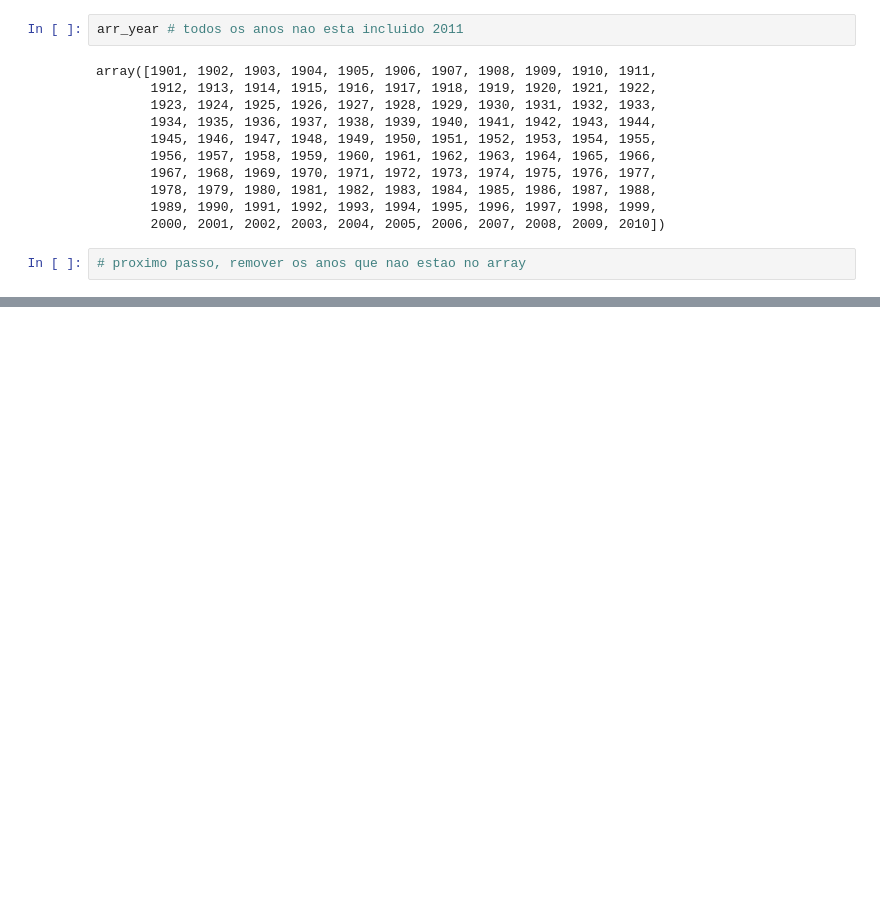
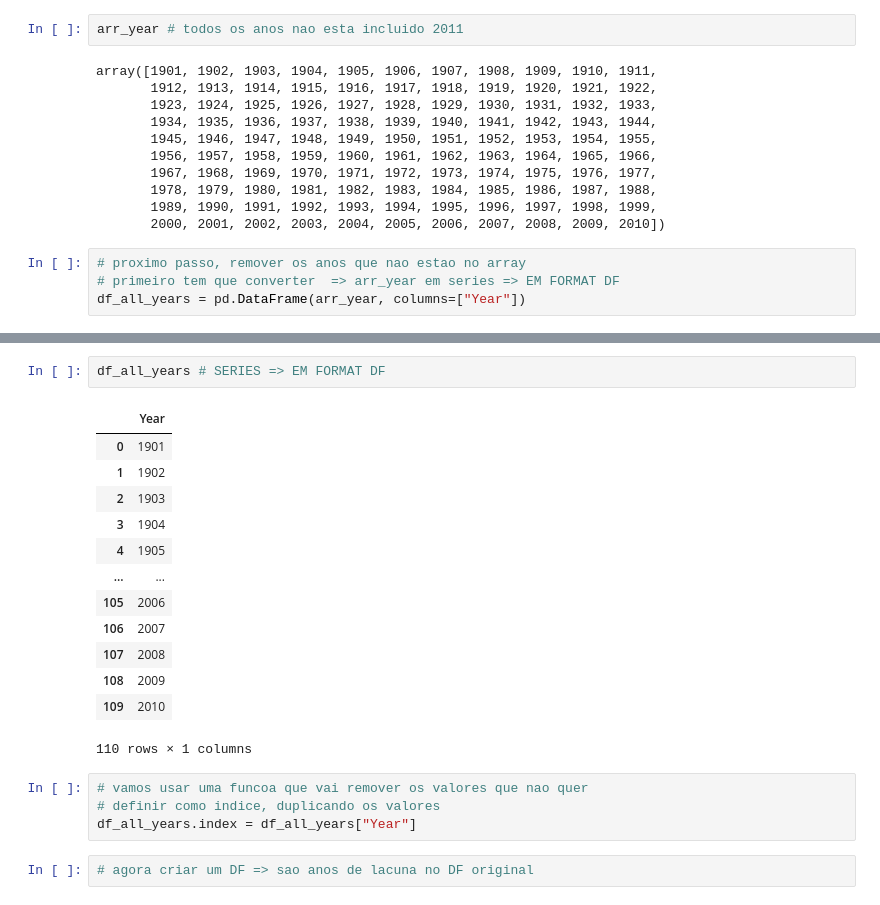
Before and after one commit to ludiemert/Analyzing_Data_Pandas_SQL, a Jupyter notebook: 4_Projectos/3_Proj_ GDP_Per_Person/GDP_Per_Person.ipynb, the cells around one changed output, grey strips where cells are left out. Drawn from its saved outputs; the diff is of its cells as text; blank space fills up the shorter version.

```diff
--- a/4_Projectos/3_Proj_ GDP_Per_Person/GDP_Per_Person.ipynb
+++ b/4_Projectos/3_Proj_ GDP_Per_Person/GDP_Per_Person.ipynb
@@ -420,3 +420,5 @@ array([1901, 1902, 1903, 1904, 1905, 1906, 1907, 1908, 1909, 1910, 1911,
        2000, 2001, 2002, 2003, 2004, 2005, 2006, 2007, 2008, 2009, 2010])
 # %%
 # proximo passo, remover os anos que nao estao no array
+# primeiro tem que converter  => arr_year em series => EM FORMAT DF
+df_all_years = pd.DataFrame(arr_year, columns=["Year"])
@@ -425,0 +425,22 @@ TypeError: arange() requires stop to be specified.
+# %%
+df_all_years # SERIES => EM FORMAT DF
+# %% [output]
+|  | Year |
+| 0 | 1901 |
+| 1 | 1902 |
+| 2 | 1903 |
+| 3 | 1904 |
+| 4 | 1905 |
+| ... | ... |
+| 105 | 2006 |
+| 106 | 2007 |
+| 107 | 2008 |
+| 108 | 2009 |
+| 109 | 2010 |
+110 rows × 1 columns
+# %%
+# vamos usar uma funcoa que vai remover os valores que nao quer
+# definir como indice, duplicando os valores
+df_all_years.index = df_all_years["Year"]
+# %%
+# agora criar um DF => sao anos de lacuna no DF original
```
Also changed, not shown: parts of 1 cell of this notebook, 1 other file.
